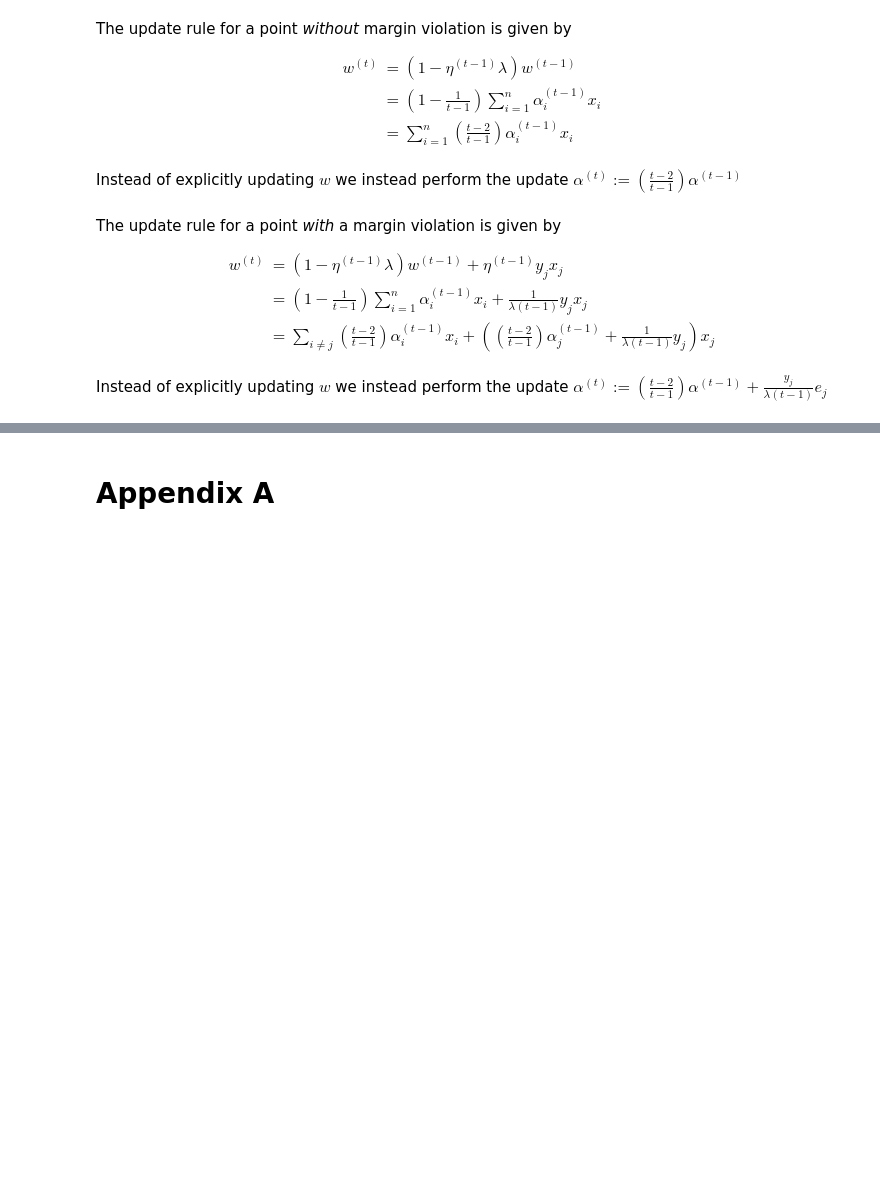
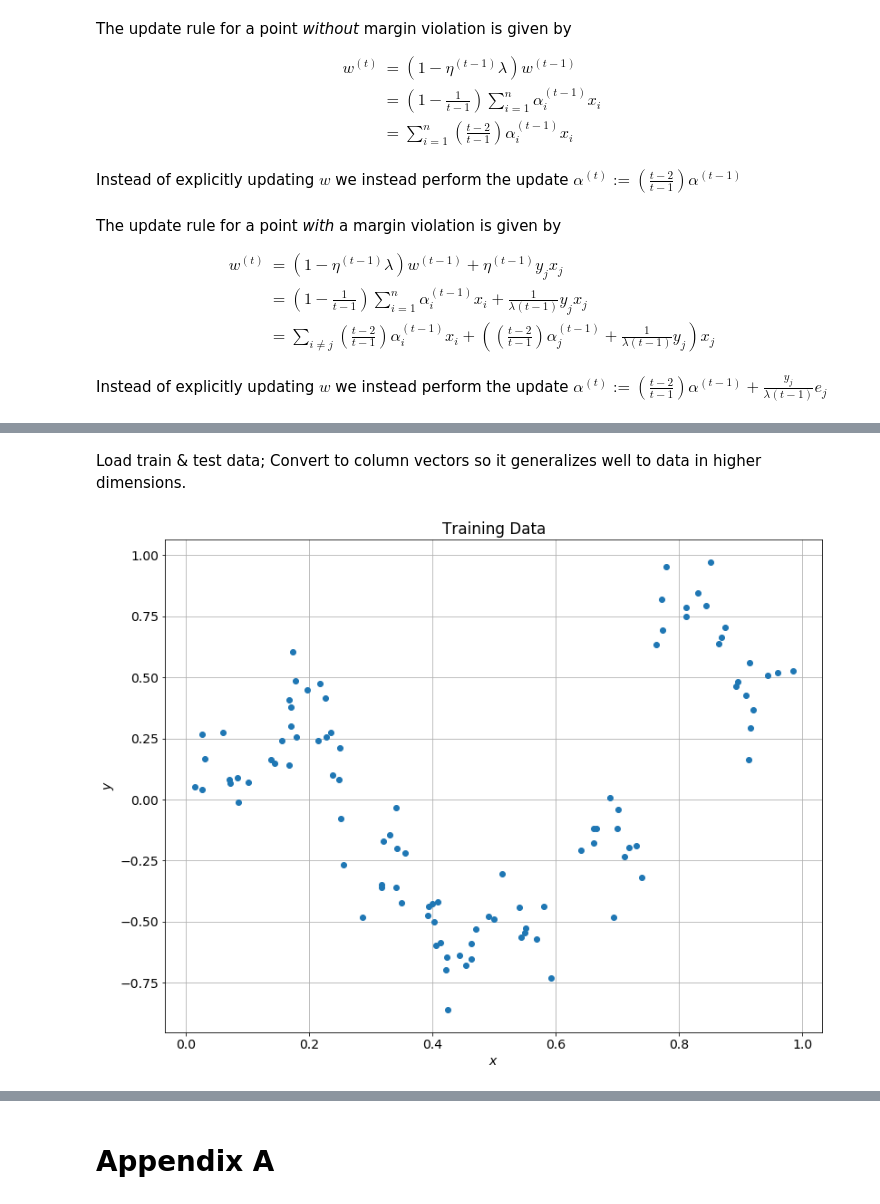
Before and after one commit to chaaland/bloomberg-ml-course, a Jupyter notebook: HW4/writeup/HW4.ipynb, the cells around one changed output, grey strips where cells are left out. Saved outputs shown, nothing was run; the diff lists cells and outputs as text; code cells hidden in the pictures; blank space fills up the shorter version.

```diff
--- a/HW4/writeup/HW4.ipynb
+++ b/HW4/writeup/HW4.ipynb
@@ -214,0 +341,16 @@ Instead of explicitly updating $w$ we instead perform the update $\alpha^{(t)} :
+# %% [markdown]
+Load train & test data; Convert to column vectors so it generalizes well to data in higher dimensions.
+# %%
+data_train = np.loadtxt(os.path.join('..', 'data', 'krr-train.txt'))
+data_test = np.loadtxt(os.path.join('..', 'data', 'krr-test.txt'))
+x_train, y_train = data_train[:,0].reshape(-1,1),data_train[:,1].reshape(-1,1)
+x_test, y_test = data_test[:,0].reshape(-1,1),data_test[:,1].reshape(-1,1)
+# %%
+plt.title('Training Data');
+plt.xlabel(r'$x$');
+plt.ylabel(r'$y$');
+plt.grid(True)
+
+plt.plot(x_train, y_train,'o');
+# %% [output]
+[figure, added]
```
Also changed, not shown: parts of 18 cells of this notebook.
